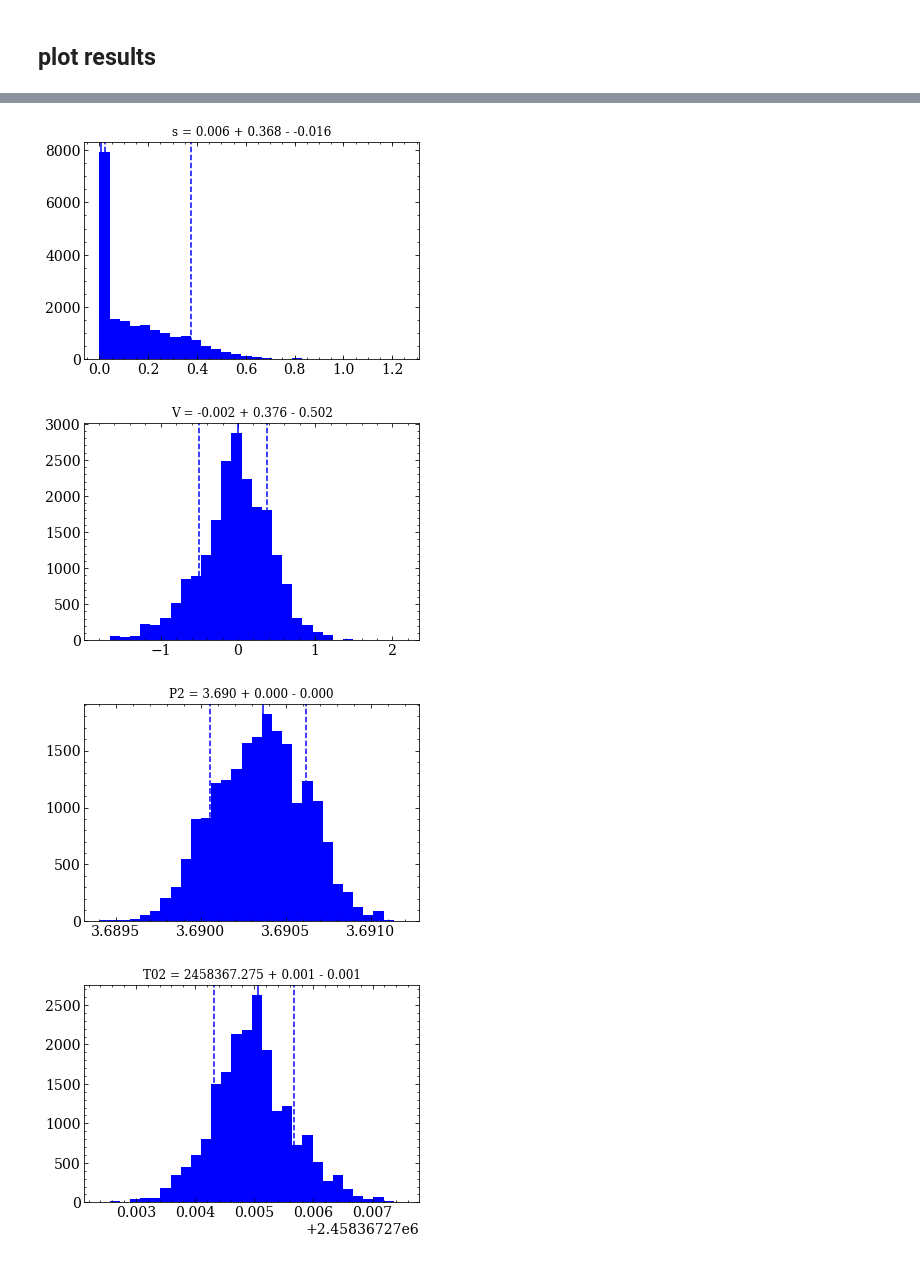
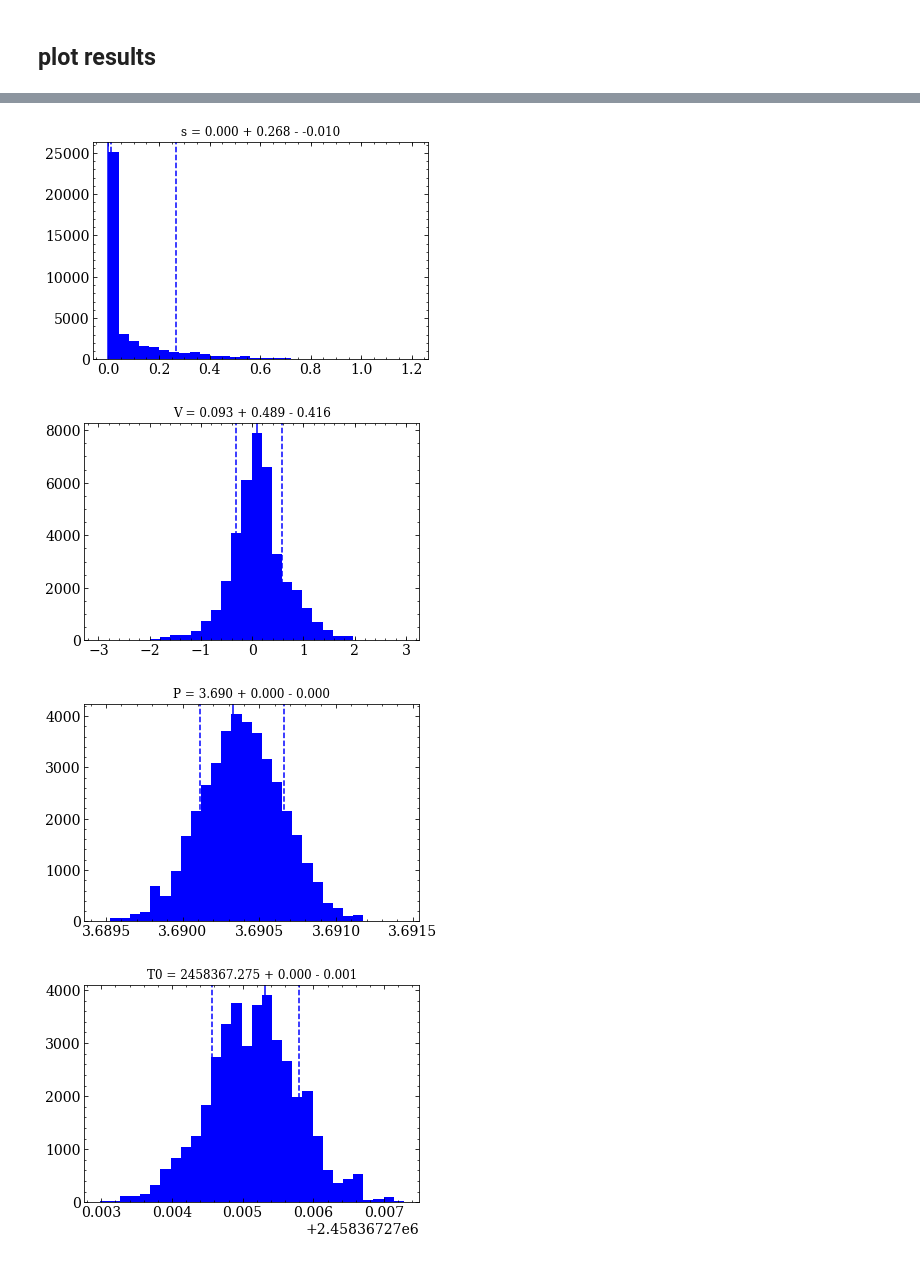
Before and after one commit to r-cloutier/toi175, a Jupyter notebook: toi175_Halpha_1planet.ipynb, the cells around one changed output, grey strips where cells are left out. Cells and saved outputs as stored; diff of their text form; code cells hidden in the pictures.

```diff
--- a/toi175_Halpha_1planet.ipynb
+++ b/toi175_Halpha_1planet.ipynb
@@ -36,7 +37,7 @@ plt.errorbar(bjd, Sindex, eSindex, fmt='k.')
 # %%
 # plot periograms
 Prot = 80
-Ps = [2.25,7.45,3.69,Prot,Prot/2.]
+Ps = [2.25,3.69,7.45,Prot,Prot/2.]
 xs = [bjd, bjd, bjd, bjd, bjd, bjd, bjd, bjd, bjd]
 ys = [rv, bjd, fwhm, bis, Halpha, Hbeta, Hgamma, NaD, Sindex]
 eys = [erv, erv, np.ones(bjd.size), np.ones(bjd.size), eHalpha, eHbeta, eHgamma, eNaD, eSindex]
@@ -82,17 +83,17 @@ def full_model(theta, bjd, rv, erv):
     except (ValueError, np.linalg.LinAlgError):
         return -np.inf
     # get models
-    kep2 = get_rv1((P,T0,0,K,h,k), bjd)
-    mu, cov = gp.predict(rv-V-kep2, bjd)
+    kep = get_rv1((P,T0,0,K,h,k), bjd)
+    mu, cov = gp.predict(rv-V-kep, bjd)
     sig = np.sqrt(np.diag(cov))
-    return gp, mu, sig, V, kep2
+    return gp, mu, sig, V, kep
 # %%
 def lnlike(theta, bjd, rv, erv):
     p = full_model(theta, bjd, rv, erv)
     if len(p) == 0:
         return -np.inf
-    gp, mu, sig, V, kep2 = p
-    return gp.lnlikelihood(rv-V-kep2, quiet=True)
+    gp, mu, sig, V, kep = p
+    return gp.lnlikelihood(rv-V-kep, quiet=True)
 # %%
 def lncustom_int(x, fint):
     try:
@@ -175,11 +176,10 @@ initialize = np.append(initialize, [1e-2,1e-2])
 initialize = np.append(initialize, [1e-4,1e-4,1e-1,1e-2,1e-2])
 
 samples_lGP = np.loadtxt('output_data/GPsamples_Halpha.dat')[:,1:4]
-lnlarr, lnGarr, lnParr = np.linspace(0,30,100), np.linspace(-5,2,100), np.linspace(2,8,100)
-#g = samples_lGP[:,1] >= -2
+samples_lGP[:,2] = np.log(.5*np.exp(samples_lGP[:,2]))   # set to Prot/2
+lnlarr, lnGarr, lnParr = np.linspace(0,30,100), np.linspace(-5,2,100), np.linspace(1,4,100)
 
-sampler, samples, results = run_emcee(theta, bjd,rv,erv, samples_lGP, lnlarr,lnGarr,lnParr, initialize)
-#samples = fits.open('output_data/1planet_TOI134_HalphaRV_THP_samplesv3')[0].data
-#results = get_results(samples)
+sampler, samples, results = run_emcee(theta, bjd,rv,erv, samples_lGP, lnlarr,lnGarr,lnParr, initialize,
+                                     nwalkers=100, burnin=200, nsteps=400)
 # %% [output]
 Running Burnin...
@@ -205,7 +208,7 @@ hdu.writeto('output_data/1planet_TOI175_HalphaGP_lnprobsv1', overwrite=True)
 # %% [markdown]
 ## plot results
 # %%
-labels = ['lna','lnl','lnG','lnP','s','V','P2','T02','K2','h2','k2']
+labels = ['lna','lnl','lnG','lnP','s','V','P','T0','K','h','k']
 g = np.arange(samples.shape[0])
 for i in range(samples.shape[1]):
     plt.figure(i)
@@ -221,4 +224,4 @@ for i in range(samples.shape[1]):
-[figure, old version]
+[figure, new version]
-[figure, old version]
+[figure, new version]
-[figure, old version]
+[figure, new version]
-[figure, old version]
+[figure, new version]
```
Also changed, not shown: parts of 19 cells of this notebook, 11 other files.
